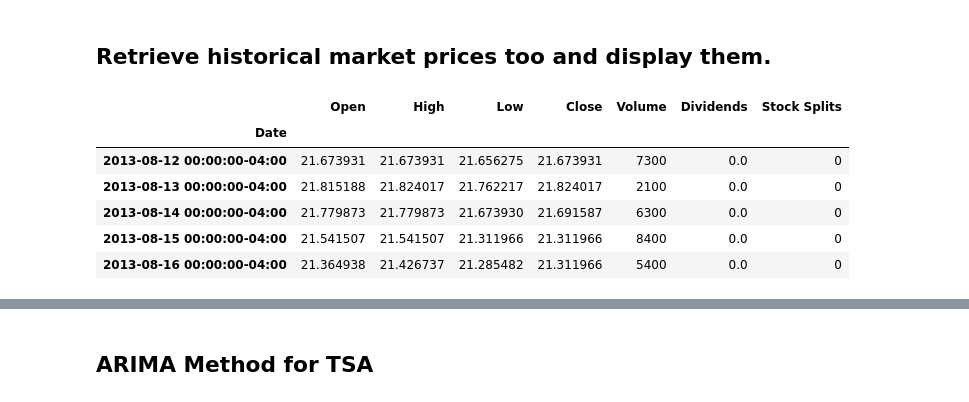
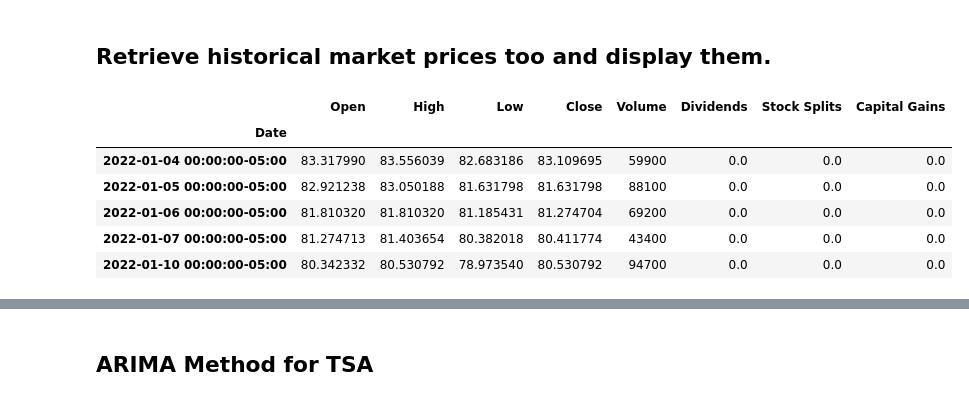
Before and after one commit to obeabi/Stocks_TSA, a Jupyter notebook: YahooFinance.ipynb, the cells around one changed output, grey strips where cells are left out. Saved outputs shown, nothing was run; the diff lists cells and outputs as text; code cells hidden in the pictures.

```diff
--- a/YahooFinance.ipynb
+++ b/YahooFinance.ipynb
@@ -119,13 +121,13 @@ logo_url :
 # %%
 # Valid options are 1d, 5d, 1mo, 3mo, 6mo, 1y, 2y,
 # 5y, 10y and ytd.
-df = GetStockInformation.history(period="max")
+df = GetStockInformation.history(period="ytd")
 df.head()
 # %% [output]
-|  | Open | High | Low | Close | Volume | Dividends | Stock Splits |
-| Date |  |  |  |  |  |  |  |
-| 2013-08-12 00:00:00-04:00 | 21.673931 | 21.673931 | 21.656275 | 21.673931 | 7300 | 0.0 | 0 |
-| 2013-08-13 00:00:00-04:00 | 21.815188 | 21.824017 | 21.762217 | 21.824017 | 2100 | 0.0 | 0 |
-| 2013-08-14 00:00:00-04:00 | 21.779873 | 21.779873 | 21.673930 | 21.691587 | 6300 | 0.0 | 0 |
-| 2013-08-15 00:00:00-04:00 | 21.541507 | 21.541507 | 21.311966 | 21.311966 | 8400 | 0.0 | 0 |
-| 2013-08-16 00:00:00-04:00 | 21.364938 | 21.426737 | 21.285482 | 21.311966 | 5400 | 0.0 | 0 |
+|  | Open | High | Low | Close | Volume | Dividends | Stock Splits | Capital Gains |
+| Date |  |  |  |  |  |  |  |  |
+| 2022-01-04 00:00:00-05:00 | 83.317990 | 83.556039 | 82.683186 | 83.109695 | 59900 | 0.0 | 0.0 | 0.0 |
+| 2022-01-05 00:00:00-05:00 | 82.921238 | 83.050188 | 81.631798 | 81.631798 | 88100 | 0.0 | 0.0 | 0.0 |
+| 2022-01-06 00:00:00-05:00 | 81.810320 | 81.810320 | 81.185431 | 81.274704 | 69200 | 0.0 | 0.0 | 0.0 |
+| 2022-01-07 00:00:00-05:00 | 81.274713 | 81.403654 | 80.382018 | 80.411774 | 43400 | 0.0 | 0.0 | 0.0 |
+| 2022-01-10 00:00:00-05:00 | 80.342332 | 80.530792 | 78.973540 | 80.530792 | 94700 | 0.0 | 0.0 | 0.0 |
```
Also changed, not shown: parts of 10 cells of this notebook.
